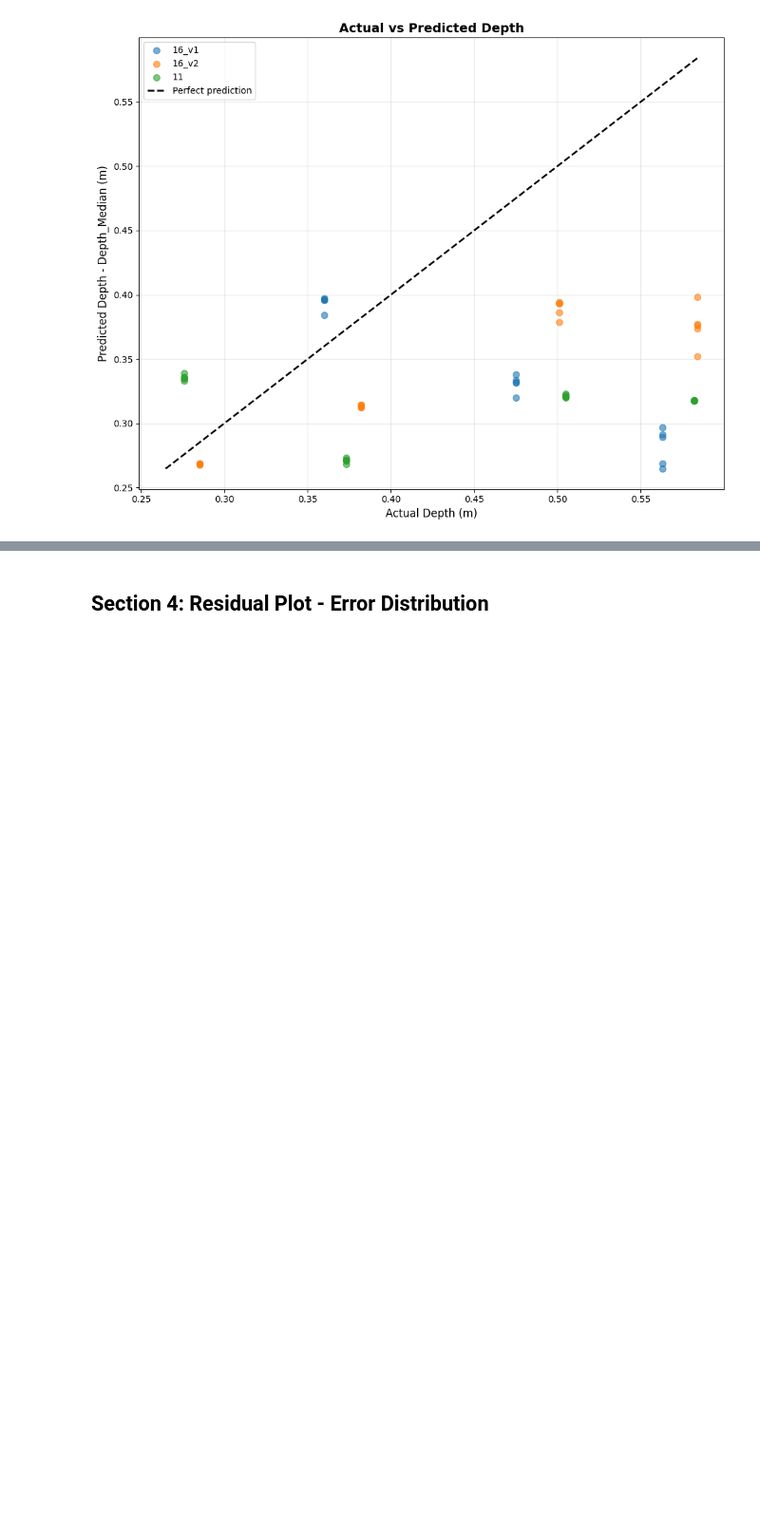
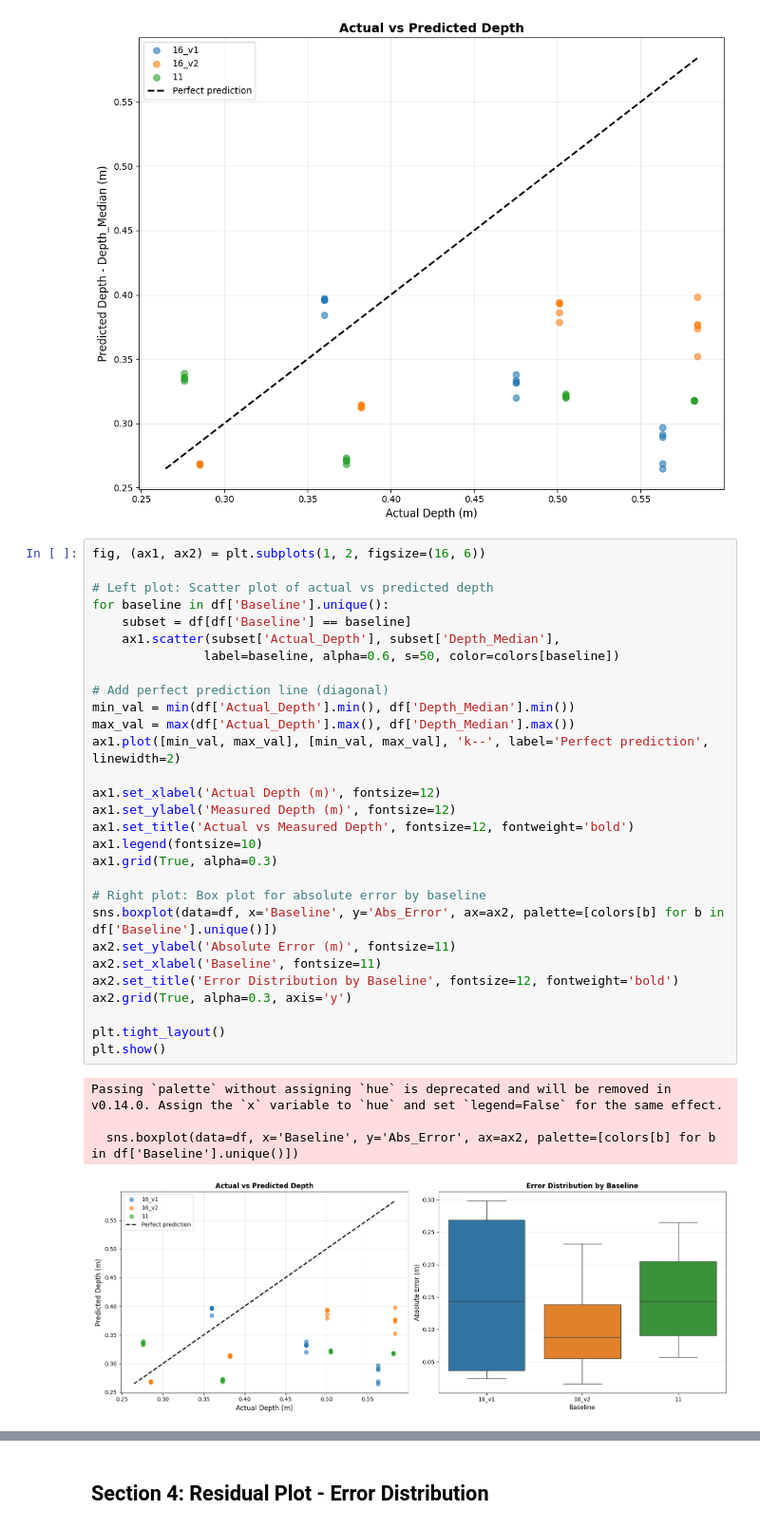
Before and after one commit to averagepindakaasenjoyer/BiomimicryCode, a Jupyter notebook: ReportCode/depth_error_analysis.ipynb, the cells around one changed output, grey strips where cells are left out. Shown at 95% size. Saved outputs shown, nothing was run; the diff lists cells and outputs as text; blank space fills up the shorter version.

```diff
--- a/ReportCode/depth_error_analysis.ipynb
+++ b/ReportCode/depth_error_analysis.ipynb
@@ -117,3 +117,37 @@ plt.tight_layout()
 plt.show()
 # %% [output]
 [figure]
+# %%
+fig, (ax1, ax2) = plt.subplots(1, 2, figsize=(16, 6))
+
+# Left plot: Scatter plot of actual vs predicted depth
+for baseline in df['Baseline'].unique():
+    subset = df[df['Baseline'] == baseline]
+    ax1.scatter(subset['Actual_Depth'], subset['Depth_Median'],
+               label=baseline, alpha=0.6, s=50, color=colors[baseline])
+
+# Add perfect prediction line (diagonal)
+min_val = min(df['Actual_Depth'].min(), df['Depth_Median'].min())
+max_val = max(df['Actual_Depth'].max(), df['Depth_Median'].max())
+ax1.plot([min_val, max_val], [min_val, max_val], 'k--', label='Perfect prediction', linewidth=2)
+
+ax1.set_xlabel('Actual Depth (m)', fontsize=12)
+ax1.set_ylabel('Measured Depth (m)', fontsize=12)
+ax1.set_title('Actual vs Measured Depth', fontsize=12, fontweight='bold')
+ax1.legend(fontsize=10)
+ax1.grid(True, alpha=0.3)
+
+# Right plot: Box plot for absolute error by baseline
+sns.boxplot(data=df, x='Baseline', y='Abs_Error', ax=ax2, palette=[colors[b] for b in df['Baseline'].unique()])
+ax2.set_ylabel('Absolute Error (m)', fontsize=11)
+ax2.set_xlabel('Baseline', fontsize=11)
+ax2.set_title('Error Distribution by Baseline', fontsize=12, fontweight='bold')
+ax2.grid(True, alpha=0.3, axis='y')
+
+plt.tight_layout()
+plt.show()
+# %% [output]
+Passing `palette` without assigning `hue` is deprecated and will be removed in v0.14.0. Assign the `x` variable to `hue` and set `legend=False` for the same effect.
+
+  sns.boxplot(data=df, x='Baseline', y='Abs_Error', ax=ax2, palette=[colors[b] for b in df['Baseline'].unique()])
+[figure, added]
```
Also changed, not shown: parts of 3 cells of this notebook, 5 other files.
